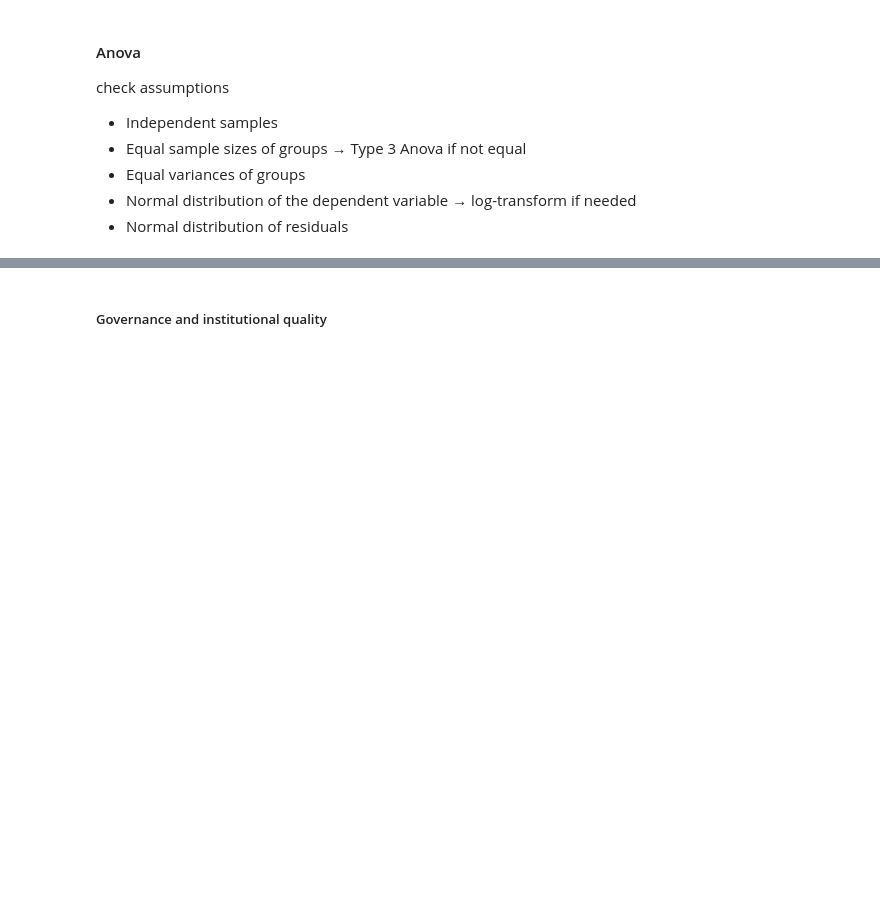
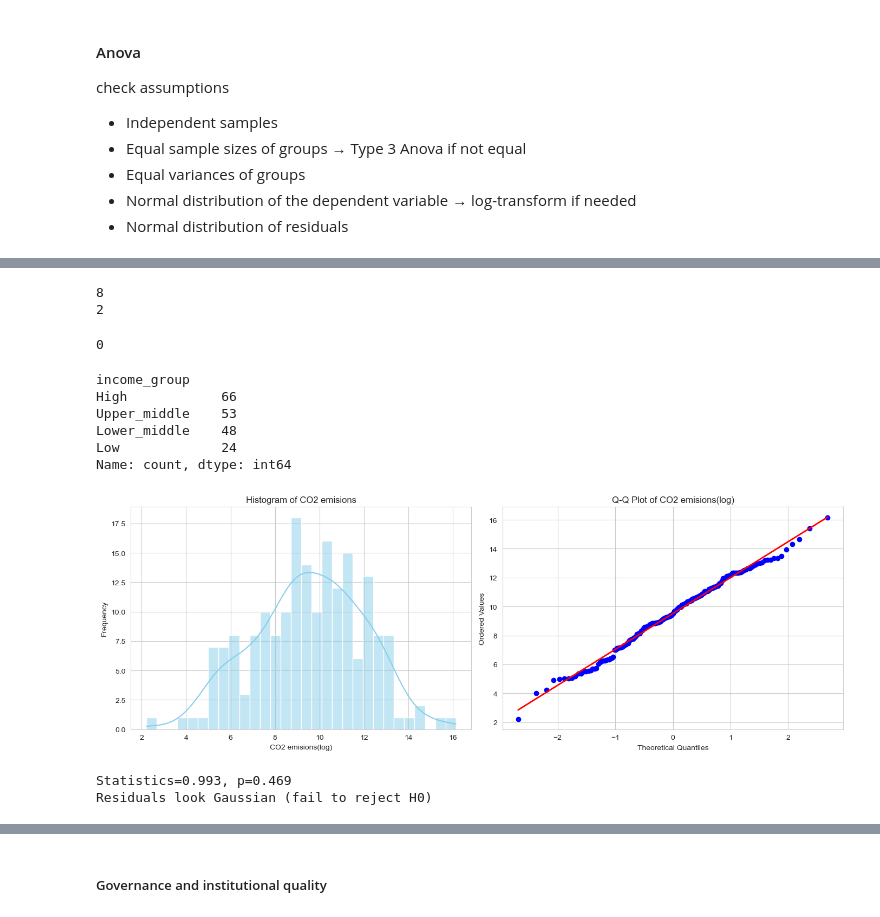
Before and after one commit to muratbek-kebtarum/ASDA_2025_Group_5_Portfolio, a Jupyter notebook: notebooks/week_05_group_5_notebook.ipynb, the cells around one changed output, grey strips where cells are left out. Drawn from its saved outputs; the diff is of its cells as text; code cells hidden in the pictures; blank space fills up the shorter version.

Commit message:
co2 anova

```diff
--- a/notebooks/week_05_group_5_notebook.ipynb
+++ b/notebooks/week_05_group_5_notebook.ipynb
@@ -691,0 +700,3 @@ check assumptions
+# %%
+df_co2 = df_filtered[['country', 'income_group', 'co2_emisions','population']].copy()
+df_co2.head()
@@ -691,0 +710,66 @@ check assumptions
+# %%
+print(df_co2['co2_emisions'].isna().sum())
+#Impute missing values by the mean of their income group
+df_co2['co2_emisions'] = df_co2.groupby('income_group')['co2_emisions'].transform(
+    lambda x: x.fillna(x.mean())
+)
+#Verify no missing values remain
+print(df_co2['co2_emisions'].isna().sum())
+# %% [output]
+8
+2
+# %%
+#drop the 2 missing values
+df_co2 = df_co2.dropna(subset=['co2_emisions'])
+print(df_co2['co2_emisions'].isna().sum())
+# %% [output]
+0
+# %%
+##### Environmental sustainability
+# 1-We have independent samples as each country's data is independent of others.
+# 2- Sample sizes of groups are not equal, so we will use Type 3 Anova.
+df_co2['income_group'].value_counts()
+# %% [output]
+income_group
+High            66
+Upper_middle    53
+Lower_middle    48
+Low             24
+Name: count, dtype: int64
+# %%
+df_co2['co2_emisions_log']=np.log(df_co2['co2_emisions']+1)
+# %%
+# 4-Normal distribution of the dependent variable
+fig, axes = plt.subplots(1, 2, figsize=(14, 5))
+
+# Histogram with KDE
+sns.histplot(df_co2['co2_emisions_log'], kde=True, bins=30, color='skyblue', ax=axes[0])
+axes[0].set_title('Histogram of CO2 emisions')
+axes[0].set_xlabel('CO2 emisions(log)')
+axes[0].set_ylabel('Frequency')
+
+# Q-Q plot
+osm, osr = stats.probplot(df_co2['co2_emisions_log'])[0]  # ordered stats
+slope, intercept, r_value, p_value, std_err = stats.linregress(osm, osr)
+axes[1].scatter(osm, osr, color='blue')  # data points
+axes[1].plot(osm, intercept + slope*osm, color='red', lw=2)  # reference line
+axes[1].set_title('Q-Q Plot of CO2 emisions(log)')
+axes[1].set_xlabel('Theoretical Quantiles')
+axes[1].set_ylabel('Ordered Values')
+
+plt.tight_layout()
+plt.show()
+# %% [output]
+[figure, added]
+# %%
+# Shapiro-Wilk test
+stat, p = stats.shapiro(np.log(df_co2['co2_emisions']))
+print(f'Statistics={stat:.3f}, p={p:.3f}')
+
+if p > 0.05:
+    print("Residuals look Gaussian (fail to reject H0)")
+else:
+    print("Residuals do NOT look Gaussian (reject H0)")
+# %% [output]
+Statistics=0.993, p=0.469
+Residuals look Gaussian (fail to reject H0)
```
Also changed, not shown: parts of 18 cells of this notebook.
